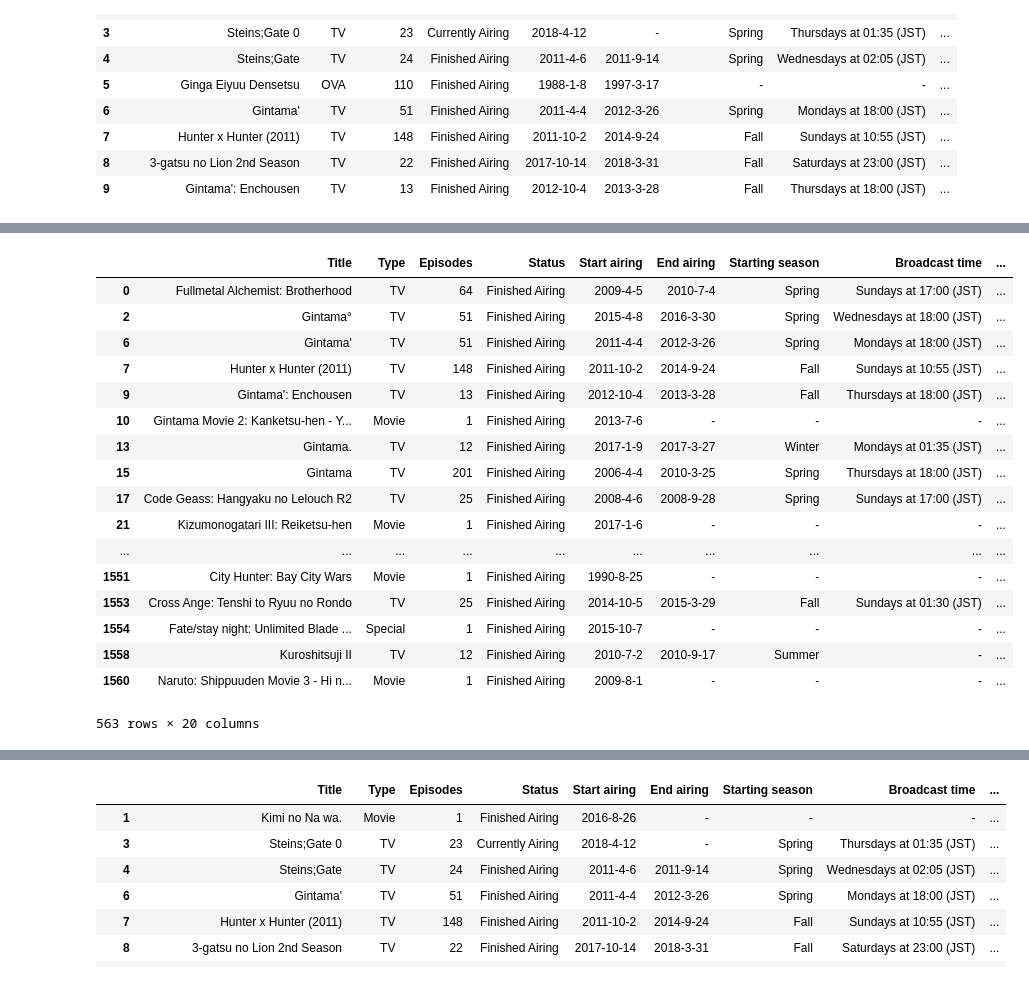
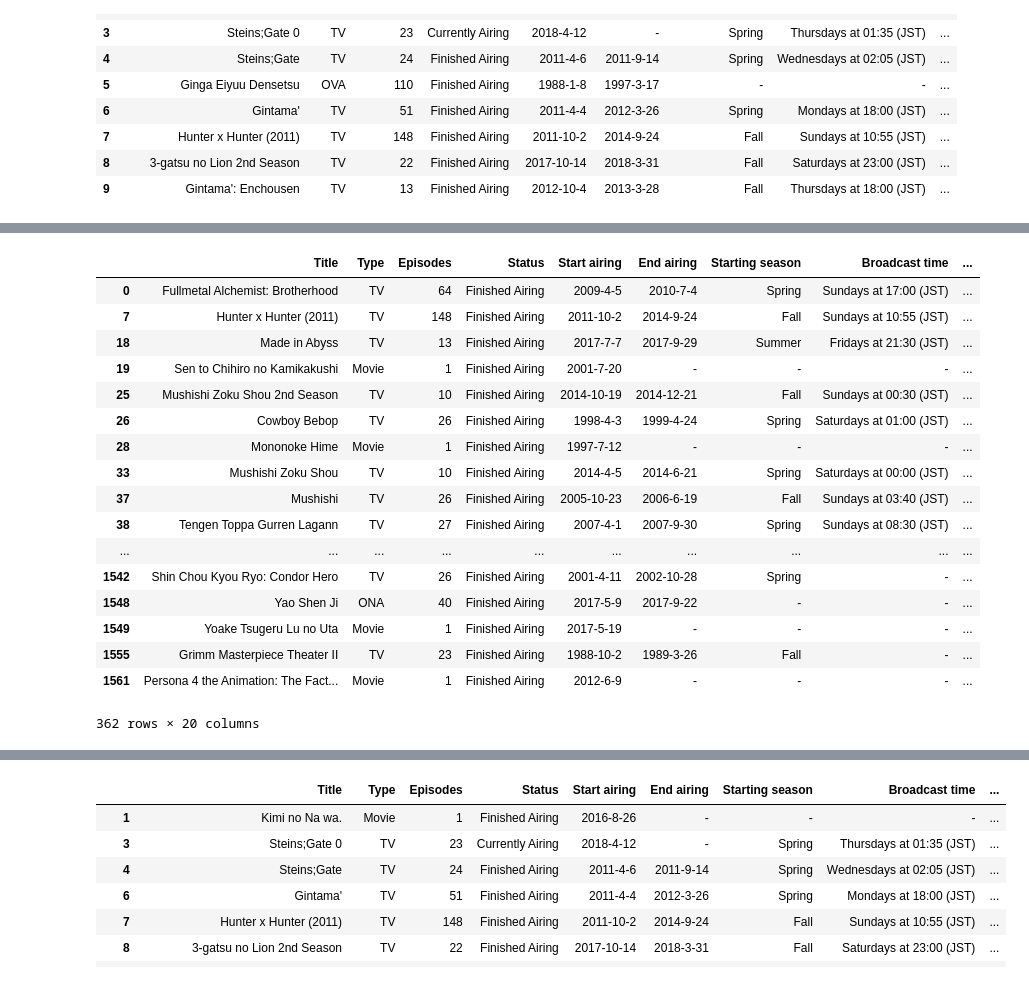
Before and after one commit to robbyturnip/Python_Dasar, a Jupyter notebook: caw/Untitled.ipynb, the cells around one changed output, grey strips where cells are left out. Saved outputs shown, nothing was run; the diff lists cells and outputs as text; code cells hidden in the pictures.

```diff
--- a/caw/Untitled.ipynb
+++ b/caw/Untitled.ipynb
@@ -1,8 +1,7 @@
 # %%
-import pandas as pd
-
-anime_df = pd.read_csv('dataanime-norm.csv')
-anime_df.head(10)
+import pandas as pembaca
+baca_anime=pembaca.read_csv("dataanime-norm.csv")
+baca_anime.head(10)
 # %% [output]
 |  | Title | Type | Episodes | Status | Start airing | End airing | Starting season | Broadcast time | ... |
 | 0 | Fullmetal Alchemist: Brotherhood | TV | 64 | Finished Airing | 2009-4-5 | 2010-7-4 | Spring | Sundays at 17:00 (JST) | ... |
@@ -39,22 +38,22 @@ anime_df[anime_df['Starting season'] == 'Fall']
 # %%
-anime_df[anime_df['Genres'].str.contains('Action')==True]
+baca_anime[baca_anime["Genres"].str.contains("Adventure")==True]
 # %% [output]
 |  | Title | Type | Episodes | Status | Start airing | End airing | Starting season | Broadcast time | ... |
 | 0 | Fullmetal Alchemist: Brotherhood | TV | 64 | Finished Airing | 2009-4-5 | 2010-7-4 | Spring | Sundays at 17:00 (JST) | ... |
-| 2 | Gintama° | TV | 51 | Finished Airing | 2015-4-8 | 2016-3-30 | Spring | Wednesdays at 18:00 (JST) | ... |
-| 6 | Gintama' | TV | 51 | Finished Airing | 2011-4-4 | 2012-3-26 | Spring | Mondays at 18:00 (JST) | ... |
 | 7 | Hunter x Hunter (2011) | TV | 148 | Finished Airing | 2011-10-2 | 2014-9-24 | Fall | Sundays at 10:55 (JST) | ... |
-| 9 | Gintama': Enchousen | TV | 13 | Finished Airing | 2012-10-4 | 2013-3-28 | Fall | Thursdays at 18:00 (JST) | ... |
-| 10 | Gintama Movie 2: Kanketsu-hen - Y... | Movie | 1 | Finished Airing | 2013-7-6 | - | - | - | ... |
-| 13 | Gintama. | TV | 12 | Finished Airing | 2017-1-9 | 2017-3-27 | Winter | Mondays at 01:35 (JST) | ... |
-| 15 | Gintama | TV | 201 | Finished Airing | 2006-4-4 | 2010-3-25 | Spring | Thursdays at 18:00 (JST) | ... |
-| 17 | Code Geass: Hangyaku no Lelouch R2 | TV | 25 | Finished Airing | 2008-4-6 | 2008-9-28 | Spring | Sundays at 17:00 (JST) | ... |
-| 21 | Kizumonogatari III: Reiketsu-hen | Movie | 1 | Finished Airing | 2017-1-6 | - | - | - | ... |
+| 18 | Made in Abyss | TV | 13 | Finished Airing | 2017-7-7 | 2017-9-29 | Summer | Fridays at 21:30 (JST) | ... |
+| 19 | Sen to Chihiro no Kamikakushi | Movie | 1 | Finished Airing | 2001-7-20 | - | - | - | ... |
+| 25 | Mushishi Zoku Shou 2nd Season | TV | 10 | Finished Airing | 2014-10-19 | 2014-12-21 | Fall | Sundays at 00:30 (JST) | ... |
+| 26 | Cowboy Bebop | TV | 26 | Finished Airing | 1998-4-3 | 1999-4-24 | Spring | Saturdays at 01:00 (JST) | ... |
+| 28 | Mononoke Hime | Movie | 1 | Finished Airing | 1997-7-12 | - | - | - | ... |
+| 33 | Mushishi Zoku Shou | TV | 10 | Finished Airing | 2014-4-5 | 2014-6-21 | Spring | Saturdays at 00:00 (JST) | ... |
+| 37 | Mushishi | TV | 26 | Finished Airing | 2005-10-23 | 2006-6-19 | Fall | Sundays at 03:40 (JST) | ... |
+| 38 | Tengen Toppa Gurren Lagann | TV | 27 | Finished Airing | 2007-4-1 | 2007-9-30 | Spring | Sundays at 08:30 (JST) | ... |
 | ... | ... | ... | ... | ... | ... | ... | ... | ... | ... |
-| 1551 | City Hunter: Bay City Wars | Movie | 1 | Finished Airing | 1990-8-25 | - | - | - | ... |
-| 1553 | Cross Ange: Tenshi to Ryuu no Rondo | TV | 25 | Finished Airing | 2014-10-5 | 2015-3-29 | Fall | Sundays at 01:30 (JST) | ... |
-| 1554 | Fate/stay night: Unlimited Blade ... | Special | 1 | Finished Airing | 2015-10-7 | - | - | - | ... |
-| 1558 | Kuroshitsuji II | TV | 12 | Finished Airing | 2010-7-2 | 2010-9-17 | Summer | - | ... |
-| 1560 | Naruto: Shippuuden Movie 3 - Hi n... | Movie | 1 | Finished Airing | 2009-8-1 | - | - | - | ... |
+| 1542 | Shin Chou Kyou Ryo: Condor Hero | TV | 26 | Finished Airing | 2001-4-11 | 2002-10-28 | Spring | - | ... |
+| 1548 | Yao Shen Ji | ONA | 40 | Finished Airing | 2017-5-9 | 2017-9-22 | - | - | ... |
+| 1549 | Yoake Tsugeru Lu no Uta | Movie | 1 | Finished Airing | 2017-5-19 | - | - | - | ... |
+| 1555 | Grimm Masterpiece Theater II | TV | 23 | Finished Airing | 1988-10-2 | 1989-3-26 | Fall | - | ... |
+| 1561 | Persona 4 the Animation: The Fact... | Movie | 1 | Finished Airing | 2012-6-9 | - | - | - | ... |
-563 rows × 20 columns
+362 rows × 20 columns
 # %%
```
Also changed, not shown: parts of 22 cells of this notebook.
